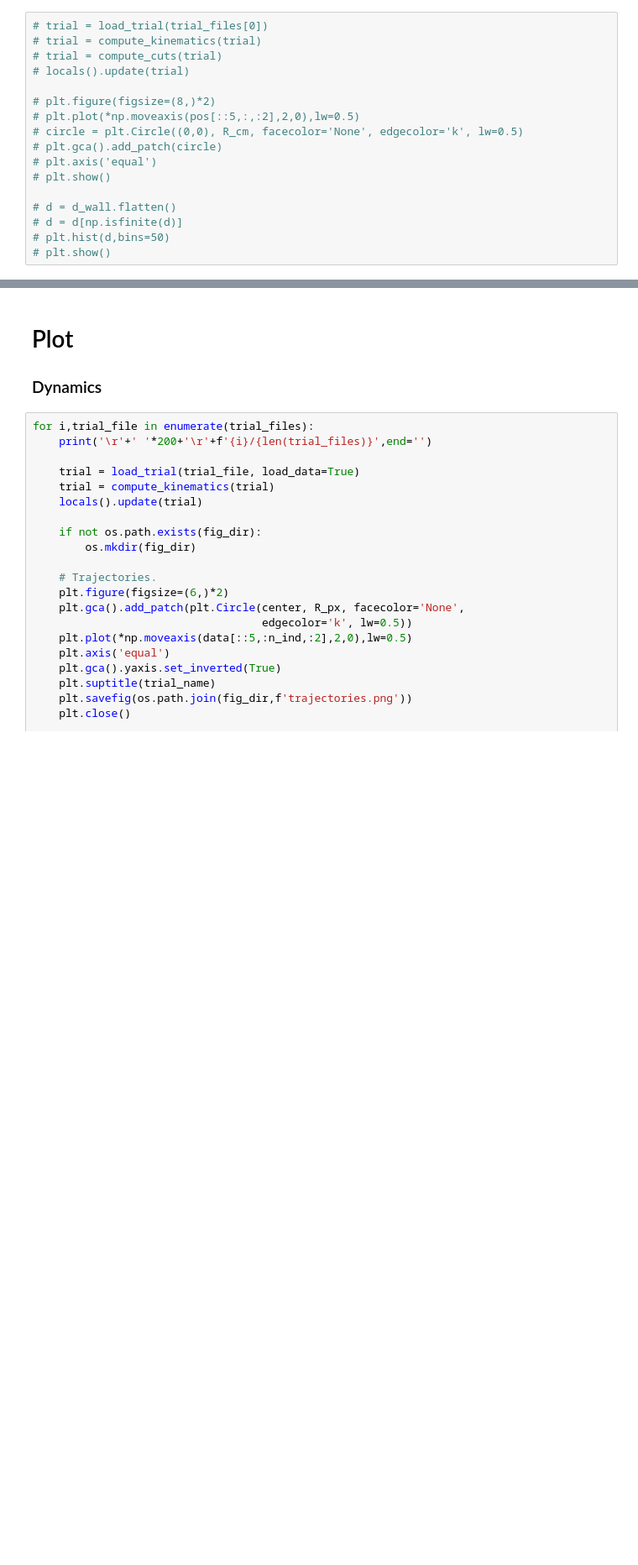
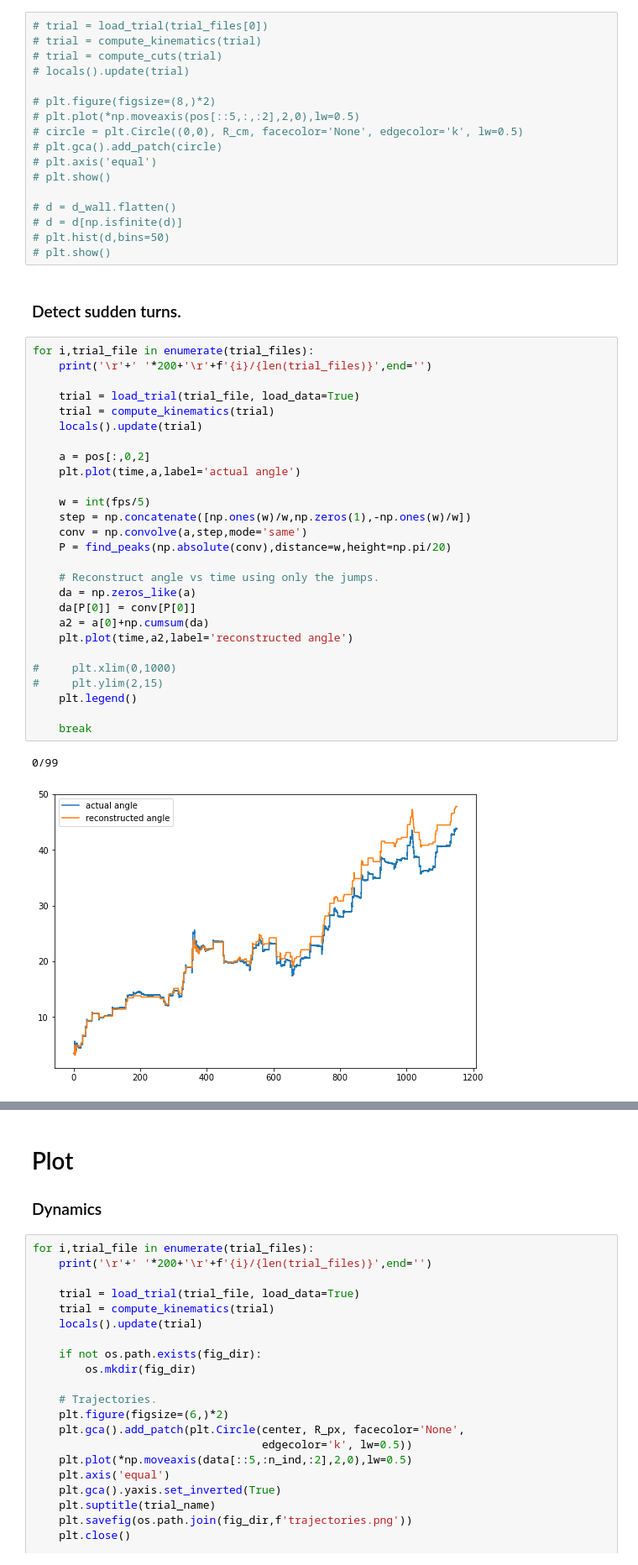
Before and after one commit to yffily/trilab-tracker, a Jupyter notebook: analyze.ipynb, the cells around one changed output, grey strips where cells are left out. Shown at 84% size. Cells and saved outputs as stored; diff of their text form; blank space fills up the shorter version.

```diff
--- a/analyze.ipynb
+++ b/analyze.ipynb
@@ -206,3 +207,35 @@ print(datetime.datetime.now()-t0)
 # d = d[np.isfinite(d)]
 # plt.hist(d,bins=50)
 # plt.show()
+# %% [markdown]
+### Detect sudden turns.
+# %%
+for i,trial_file in enumerate(trial_files):
+    print('\r'+' '*200+'\r'+f'{i}/{len(trial_files)}',end='')
+
+    trial = load_trial(trial_file, load_data=True)
+    trial = compute_kinematics(trial)
+    locals().update(trial)
+
+    a = pos[:,0,2]
+    plt.plot(time,a,label='actual angle')
+
+    w = int(fps/5)
+    step = np.concatenate([np.ones(w)/w,np.zeros(1),-np.ones(w)/w])
+    conv = np.convolve(a,step,mode='same')
+    P = find_peaks(np.absolute(conv),distance=w,height=np.pi/20)
+
+    # Reconstruct angle vs time using only the jumps.
+    da = np.zeros_like(a)
+    da[P[0]] = conv[P[0]]
+    a2 = a[0]+np.cumsum(da)
+    plt.plot(time,a2,label='reconstructed angle')
+
+#     plt.xlim(0,1000)
+#     plt.ylim(2,15)
+    plt.legend()
+
+    break
+# %% [output]
+0/99
+[figure, added]
```
Also changed, not shown: parts of 3 cells of this notebook, 1 other file.
